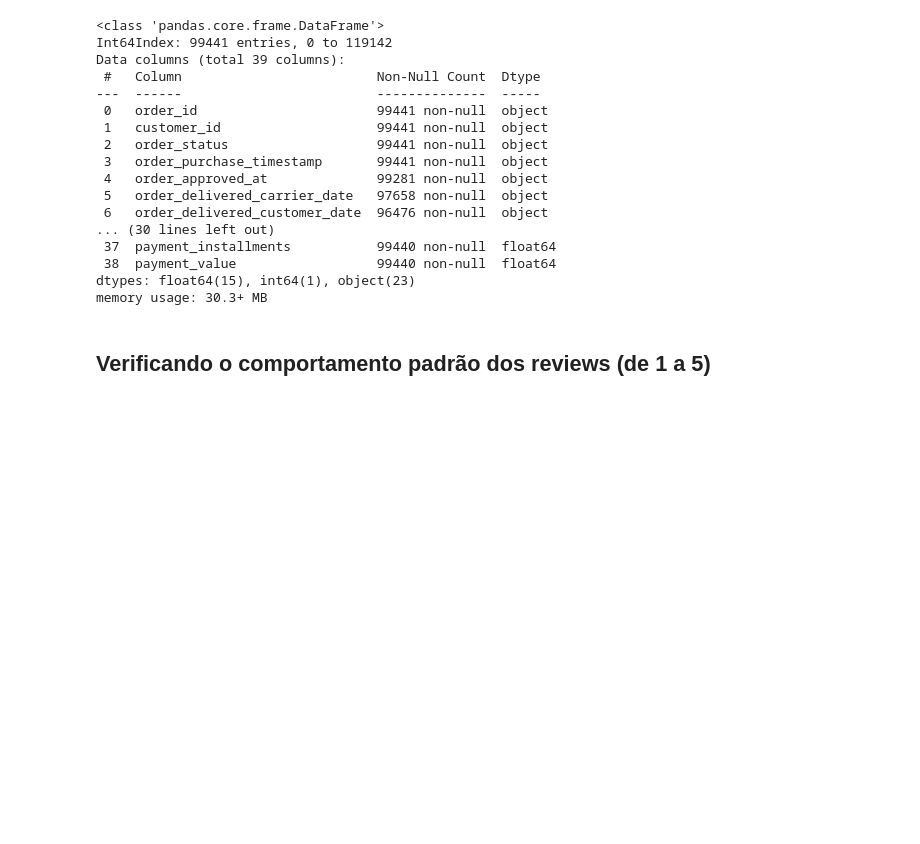
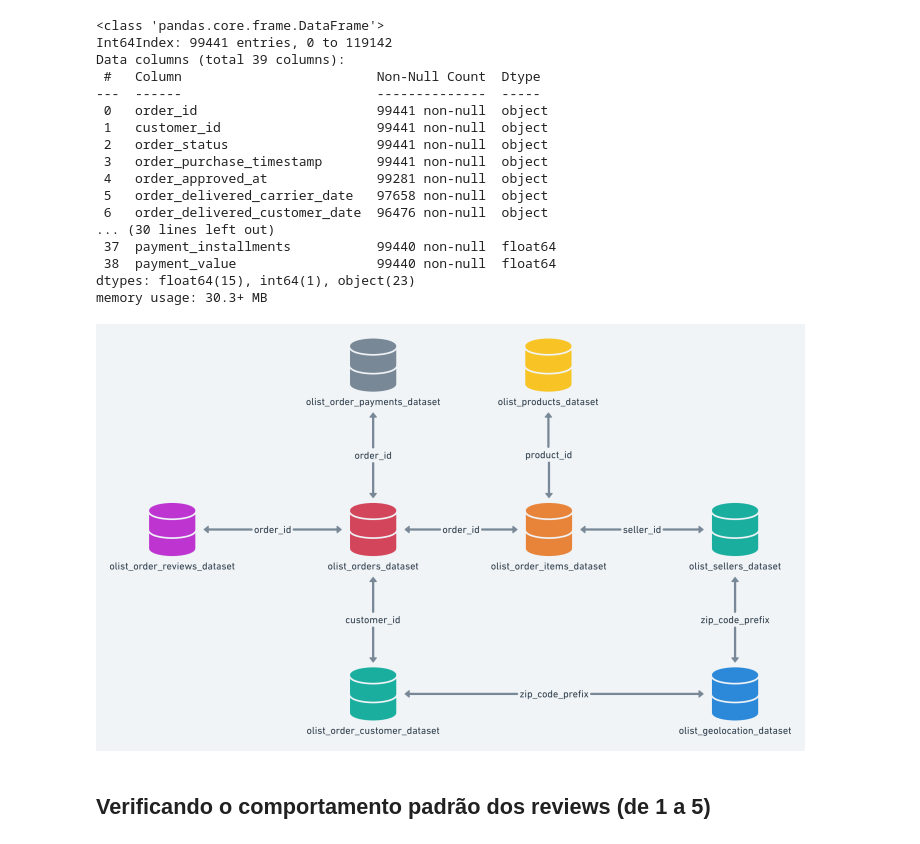
Before and after one commit to petersonrs/projetostack, a Jupyter notebook: analise_exploratoria.ipynb, the cells around one changed output. Cells and saved outputs as stored; diff of their text form; code cells hidden in the pictures; blank space fills up the shorter version.

```diff
--- a/analise_exploratoria.ipynb
+++ b/analise_exploratoria.ipynb
@@ -43,6 +40,10 @@ Data columns (total 39 columns):
  38  payment_value                  99440 non-null  float64
 dtypes: float64(15), int64(1), object(23)
 memory usage: 30.3+ MB
+# %%
+Image(filename ="PNG/relacaobd.png")
+# %% [output]
+[figure, added]
 # %% [markdown]
 <h2> Verificando o comportamento padrão dos reviews (de 1 a 5) </h2>
 # %%
```
Also changed, not shown: parts of 5 cells of this notebook.
